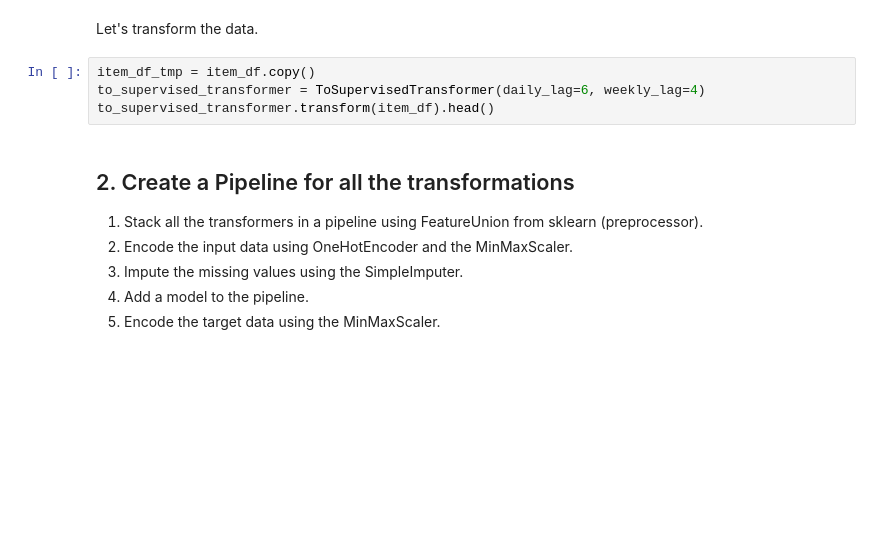
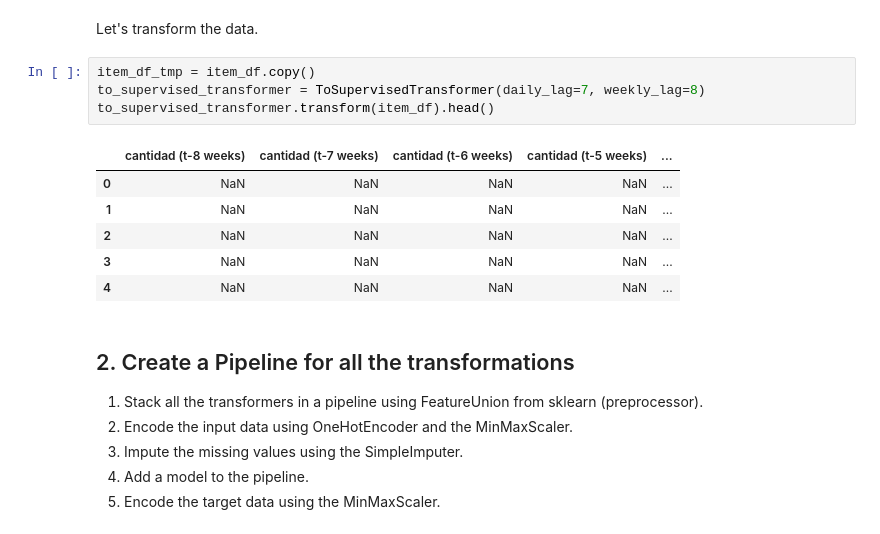
Before and after one commit to Irampardo/Datathon_CodeSpace, a Jupyter notebook: Notebooks/5_Datathon_SVR_TimeSeriesSplit_new_experiment.ipynb, the cells around one changed output. Cells and saved outputs as stored; diff of their text form; blank space fills up the shorter version.

```diff
--- a/Notebooks/5_Datathon_SVR_TimeSeriesSplit_new_experiment.ipynb
+++ b/Notebooks/5_Datathon_SVR_TimeSeriesSplit_new_experiment.ipynb
@@ -512,8 +593,15 @@ class ToSupervisedTransformer(BaseEstimator, TransformerMixin, OneToOneFeatureMi
 Let's transform the data.
 # %%
 item_df_tmp = item_df.copy()
-to_supervised_transformer = ToSupervisedTransformer(daily_lag=6, weekly_lag=4)
+to_supervised_transformer = ToSupervisedTransformer(daily_lag=7, weekly_lag=8)
 to_supervised_transformer.transform(item_df).head()
+# %% [output]
+|  | cantidad (t-8 weeks) | cantidad (t-7 weeks) | cantidad (t-6 weeks) | cantidad (t-5 weeks) | ... |
+| 0 | NaN | NaN | NaN | NaN | ... |
+| 1 | NaN | NaN | NaN | NaN | ... |
+| 2 | NaN | NaN | NaN | NaN | ... |
+| 3 | NaN | NaN | NaN | NaN | ... |
+| 4 | NaN | NaN | NaN | NaN | ... |
 # %% [markdown]
 ## 2. Create a Pipeline for all the transformations
 
```
Also changed, not shown: parts of 26 cells of this notebook, 2 other files.
